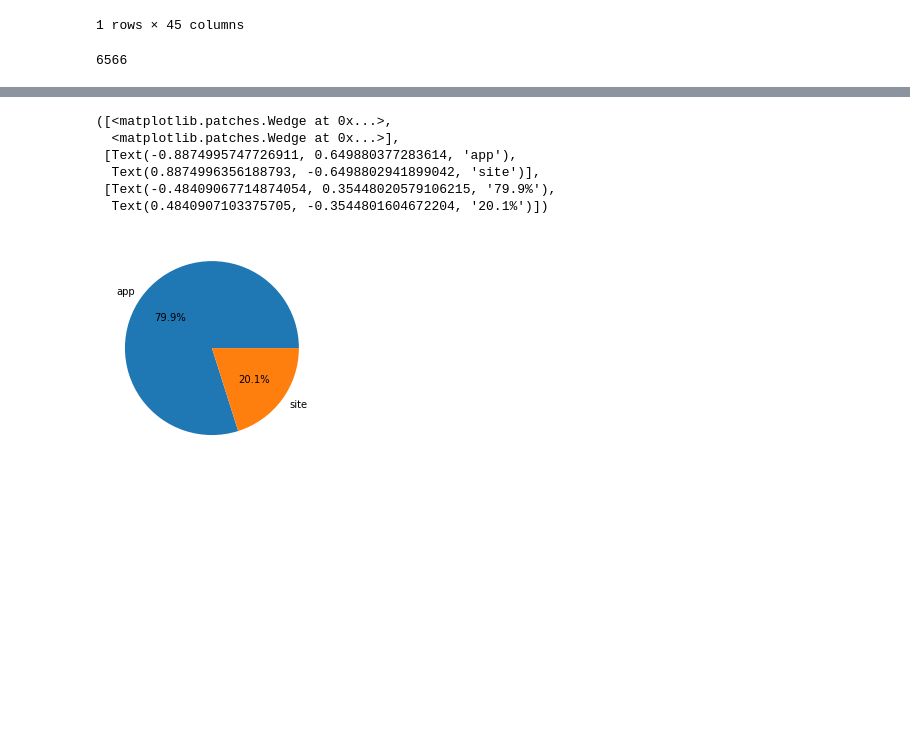
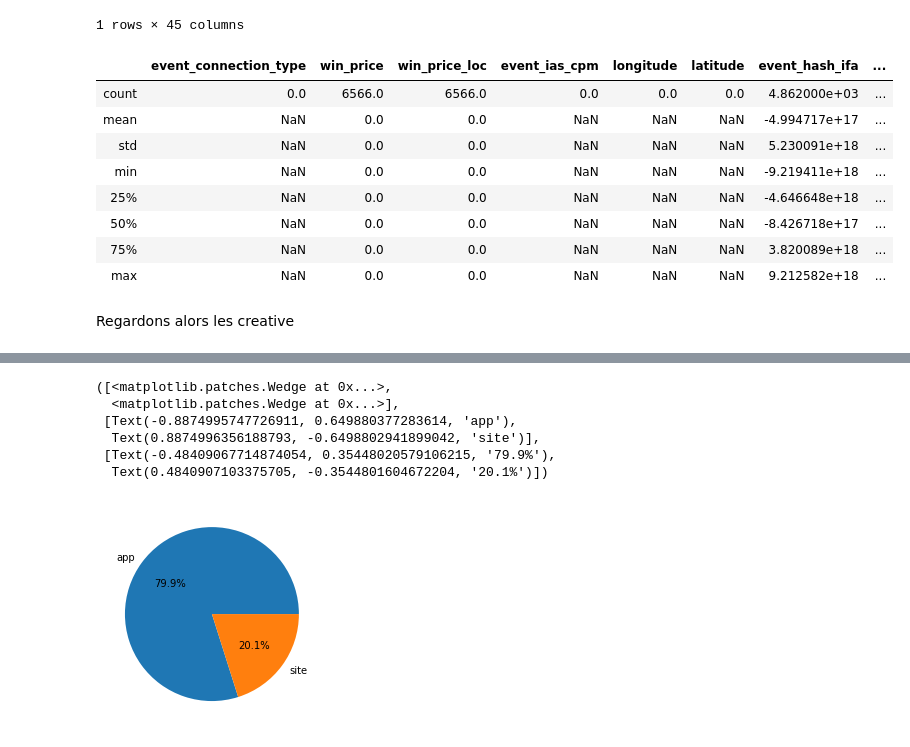
Before and after one commit to Marwa10/TER-Pub, a Jupyter notebook: Exploration/analyseMediaPlan/exporation_2.ipynb, the cells around one changed output, grey strips where cells are left out. Saved outputs shown, nothing was run; the diff lists cells and outputs as text; code cells hidden in the pictures; blank space fills up the shorter version.

```diff
--- a/Exploration/analyseMediaPlan/exporation_2.ipynb
+++ b/Exploration/analyseMediaPlan/exporation_2.ipynb
@@ -11,7 +22,17 @@ clicks_event[clicks_event.duplicated(keep='first')]
 |  | date | timestamp | event_auction_id | event_type | event_exchange | event_app_or_site | ... |
 | 1886410 | 2019-08-19 | 2019-08-19 16:07:25.154 UTC | ec4777dc-2d29-4b29-9558-4d95d2a898ee | click | mopub | app | ... |
 1 rows × 45 columns
-# %%
-len(clicks_event)
-# %% [output]
-6566
+# %%
+clicks_event.describe()
+# %% [output]
+|  | event_connection_type | win_price | win_price_loc | event_ias_cpm | longitude | latitude | event_hash_ifa | ... |
+| count | 0.0 | 6566.0 | 6566.0 | 0.0 | 0.0 | 0.0 | 4.862000e+03 | ... |
+| mean | NaN | 0.0 | 0.0 | NaN | NaN | NaN | -4.994717e+17 | ... |
+| std | NaN | 0.0 | 0.0 | NaN | NaN | NaN | 5.230091e+18 | ... |
+| min | NaN | 0.0 | 0.0 | NaN | NaN | NaN | -9.219411e+18 | ... |
+| 25% | NaN | 0.0 | 0.0 | NaN | NaN | NaN | -4.646648e+18 | ... |
+| 50% | NaN | 0.0 | 0.0 | NaN | NaN | NaN | -8.426718e+17 | ... |
+| 75% | NaN | 0.0 | 0.0 | NaN | NaN | NaN | 3.820089e+18 | ... |
+| max | NaN | 0.0 | 0.0 | NaN | NaN | NaN | 9.212582e+18 | ... |
+# %% [markdown]
+Regardons alors les creative
```
Also changed, not shown: parts of 11 cells of this notebook.
